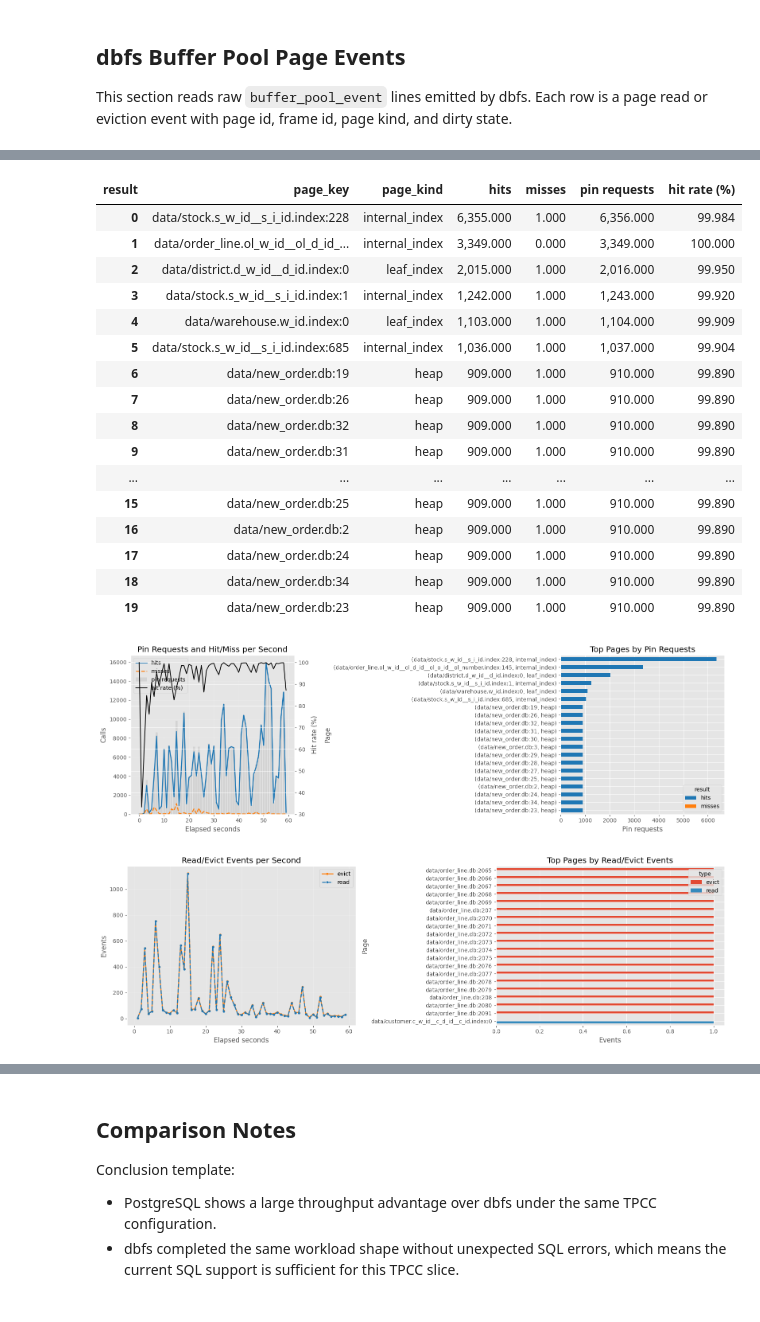
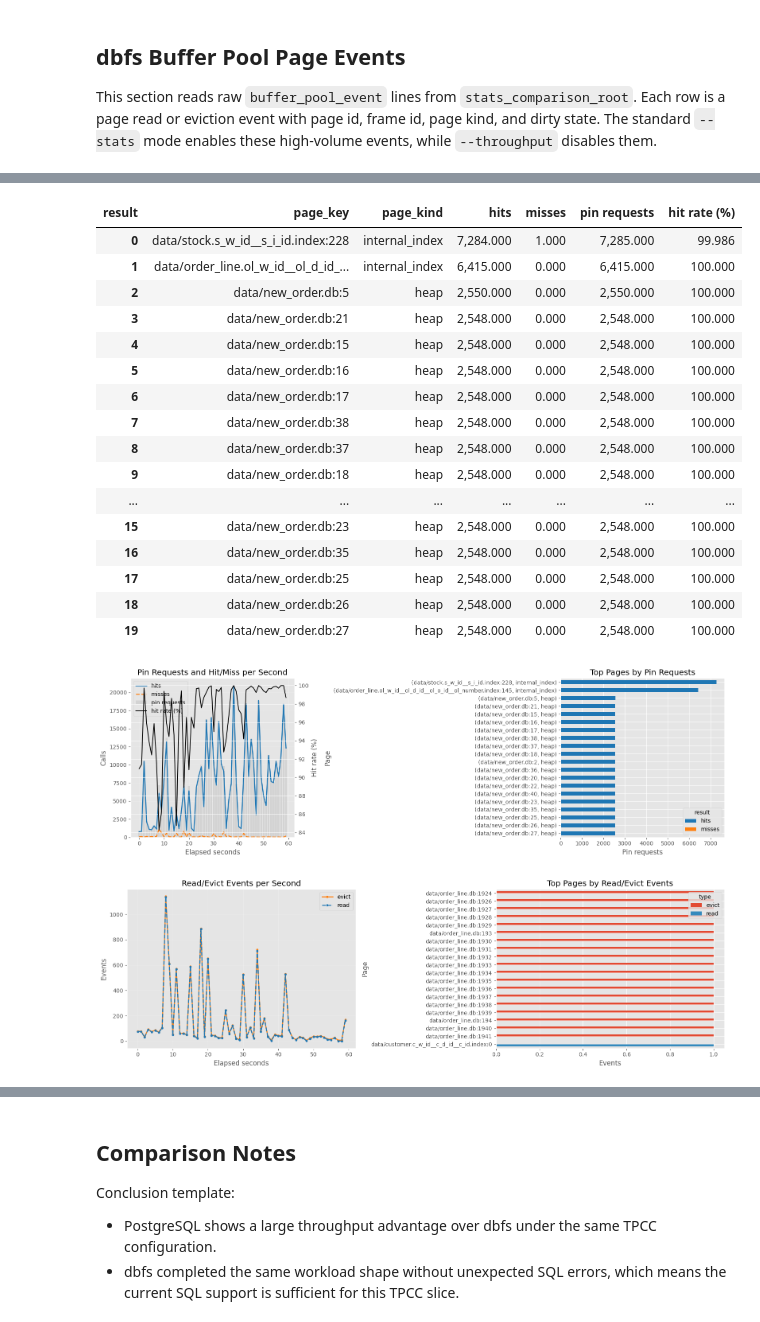
Before and after one commit to yohaku999/oltp_fs, a Jupyter notebook: benchmarking/notebooks/tpcc_dbfs_vs_postgres_basic_comparison.ipynb, the cells around one changed output, grey strips where cells are left out. Saved outputs shown, nothing was run; the diff lists cells and outputs as text; code cells hidden in the pictures.

Commit message:
better bench

```diff
--- a/benchmarking/notebooks/tpcc_dbfs_vs_postgres_basic_comparison.ipynb
+++ b/benchmarking/notebooks/tpcc_dbfs_vs_postgres_basic_comparison.ipynb
@@ -86,12 +77,12 @@ run_configs = {
     'dbfs': {
         'label': 'tpcc_2026-05-22_06-34-29',
         'display_name': 'dbfs',
-        'result_dir': comparison_root / 'dbfs',
+        'result_dir': throughput_comparison_root / 'dbfs',
     },
     'postgres': {
         'label': 'tpcc_2026-05-22_06-34-29',
         'display_name': 'PostgreSQL',
-        'result_dir': comparison_root / 'postgres',
+        'result_dir': throughput_comparison_root / 'postgres',
     },
 }
 
@@ -1000,8 +942,12 @@ def parse_benchbase_timestamp(line):
 
 
 def find_benchbase_execute_interval(result_dir):
-    execute_log_path = result_dir / 'benchbase_execute.log'
-    if not execute_log_path.exists():
+    log_paths = [
+        result_dir / 'benchbase_execute.log', result_dir / 'benchbase.log'
+    ]
+    execute_log_path = next((path for path in log_paths if path.exists()),
+                            None)
+    if execute_log_path is None:
         return None, None
 
     start_at = None
@@ -1136,7 +1082,8 @@ def select_execute_buffer_pool_stats(stats_df, result_dir):
     return add_buffer_pool_derived_columns(execute_df), start_at, end_at
 
 
-raw_buffer_pool_stats_df = load_buffer_pool_stats(runs['dbfs']['result_dir'])
+print(f'Loading buffer pool statistics from: {stats_dbfs_result_dir}')
+raw_buffer_pool_stats_df = load_buffer_pool_stats(stats_dbfs_result_dir)
 if raw_buffer_pool_stats_df.empty:
     buffer_pool_stats_df = raw_buffer_pool_stats_df
     execute_start_at = None
@@ -1144,7 +1091,7 @@ if raw_buffer_pool_stats_df.empty:
 else:
     buffer_pool_stats_df, execute_start_at, execute_end_at = (
         select_execute_buffer_pool_stats(raw_buffer_pool_stats_df,
-                                         runs['dbfs']['result_dir']))
+                                         stats_dbfs_result_dir))
 
 if buffer_pool_stats_df.empty:
     print('No buffer_pool_stats rows found. Run dbfs with '
@@ -1425,6 +1373,6 @@ Plots exclude the first 3 seconds because startup samples can include setup-to-e
 # %% [markdown]
 ## dbfs Buffer Pool Page Events
-This section reads raw `buffer_pool_event` lines emitted by dbfs. Each row is a page read or eviction event with page id, frame id, page kind, and dirty state.
+This section reads raw `buffer_pool_event` lines from `stats_comparison_root`. Each row is a page read or eviction event with page id, frame id, page kind, and dirty state. The standard `--stats` mode enables these high-volume events, while `--throughput` disables them.
 # %%
 buffer_pool_event_unix_ms_pattern = re.compile(r'logged_at_unix_ms=(\d+)')
 buffer_pool_event_pattern = re.compile(
@@ -1472,8 +1420,12 @@ if 'find_buffer_pool_log_paths' not in globals():
         return pd.to_datetime(match.group(1).replace(',', '.'), utc=True)
 
     def find_benchbase_execute_interval(result_dir):
-        execute_log_path = result_dir / 'benchbase_execute.log'
-        if not execute_log_path.exists():
+        log_paths = [
+            result_dir / 'benchbase_execute.log', result_dir / 'benchbase.log'
+        ]
+        execute_log_path = next((path for path in log_paths if path.exists()),
+                                None)
+        if execute_log_path is None:
             return None, None
         start_at = None
         end_at = None
@@ -1555,13 +1507,13 @@ def select_execute_buffer_pool_events(events_df, result_dir):
 
 
 buffer_pool_event_log_paths = find_buffer_pool_event_log_paths(
-    runs['dbfs']['result_dir'])
+    stats_dbfs_result_dir)
 print('Loading buffer pool events from: ' +
       ', '.join(str(path) for path in buffer_pool_event_log_paths))
-raw_buffer_pool_events_df = load_buffer_pool_events(runs['dbfs']['result_dir'])
+raw_buffer_pool_events_df = load_buffer_pool_events(stats_dbfs_result_dir)
 buffer_pool_events_df, event_execute_start_at, event_execute_end_at = (
     select_execute_buffer_pool_events(raw_buffer_pool_events_df,
-                                      runs['dbfs']['result_dir']))
+                                      stats_dbfs_result_dir))
 
 if buffer_pool_events_df.empty:
     print('No buffer_pool_event rows found. Run dbfs with '
@@ -1796,20 +1748,20 @@ Using BenchBase execute interval: 2026-06-15 23:17:42.297000+00:00 to 2026-06-15
 | result | page_key | page_kind | hits | misses | pin requests | hit rate (%) |
-| 0 | data/stock.s_w_id__s_i_id.index:228 | internal_index | 6,355.000 | 1.000 | 6,356.000 | 99.984 |
-| 1 | data/order_line.ol_w_id__ol_d_id_... | internal_index | 3,349.000 | 0.000 | 3,349.000 | 100.000 |
-| 2 | data/district.d_w_id__d_id.index:0 | leaf_index | 2,015.000 | 1.000 | 2,016.000 | 99.950 |
-| 3 | data/stock.s_w_id__s_i_id.index:1 | internal_index | 1,242.000 | 1.000 | 1,243.000 | 99.920 |
-| 4 | data/warehouse.w_id.index:0 | leaf_index | 1,103.000 | 1.000 | 1,104.000 | 99.909 |
-| 5 | data/stock.s_w_id__s_i_id.index:685 | internal_index | 1,036.000 | 1.000 | 1,037.000 | 99.904 |
-| 6 | data/new_order.db:19 | heap | 909.000 | 1.000 | 910.000 | 99.890 |
-| 7 | data/new_order.db:26 | heap | 909.000 | 1.000 | 910.000 | 99.890 |
-| 8 | data/new_order.db:32 | heap | 909.000 | 1.000 | 910.000 | 99.890 |
-| 9 | data/new_order.db:31 | heap | 909.000 | 1.000 | 910.000 | 99.890 |
+| 0 | data/stock.s_w_id__s_i_id.index:228 | internal_index | 7,284.000 | 1.000 | 7,285.000 | 99.986 |
+| 1 | data/order_line.ol_w_id__ol_d_id_... | internal_index | 6,415.000 | 0.000 | 6,415.000 | 100.000 |
+| 2 | data/new_order.db:5 | heap | 2,550.000 | 0.000 | 2,550.000 | 100.000 |
+| 3 | data/new_order.db:21 | heap | 2,548.000 | 0.000 | 2,548.000 | 100.000 |
+| 4 | data/new_order.db:15 | heap | 2,548.000 | 0.000 | 2,548.000 | 100.000 |
+| 5 | data/new_order.db:16 | heap | 2,548.000 | 0.000 | 2,548.000 | 100.000 |
+| 6 | data/new_order.db:17 | heap | 2,548.000 | 0.000 | 2,548.000 | 100.000 |
+| 7 | data/new_order.db:38 | heap | 2,548.000 | 0.000 | 2,548.000 | 100.000 |
+| 8 | data/new_order.db:37 | heap | 2,548.000 | 0.000 | 2,548.000 | 100.000 |
+| 9 | data/new_order.db:18 | heap | 2,548.000 | 0.000 | 2,548.000 | 100.000 |
 | ... | ... | ... | ... | ... | ... | ... |
-| 15 | data/new_order.db:25 | heap | 909.000 | 1.000 | 910.000 | 99.890 |
-| 16 | data/new_order.db:2 | heap | 909.000 | 1.000 | 910.000 | 99.890 |
-| 17 | data/new_order.db:24 | heap | 909.000 | 1.000 | 910.000 | 99.890 |
-| 18 | data/new_order.db:34 | heap | 909.000 | 1.000 | 910.000 | 99.890 |
-| 19 | data/new_order.db:23 | heap | 909.000 | 1.000 | 910.000 | 99.890 |
+| 15 | data/new_order.db:23 | heap | 2,548.000 | 0.000 | 2,548.000 | 100.000 |
+| 16 | data/new_order.db:35 | heap | 2,548.000 | 0.000 | 2,548.000 | 100.000 |
+| 17 | data/new_order.db:25 | heap | 2,548.000 | 0.000 | 2,548.000 | 100.000 |
+| 18 | data/new_order.db:26 | heap | 2,548.000 | 0.000 | 2,548.000 | 100.000 |
+| 19 | data/new_order.db:27 | heap | 2,548.000 | 0.000 | 2,548.000 | 100.000 |
-[figure, old version]
+[figure, new version]
-[figure, old version]
+[figure, new version]
 | type | frame_id | evict | read | total |
```
Also changed, not shown: parts of 14 cells of this notebook, 3 other files.
